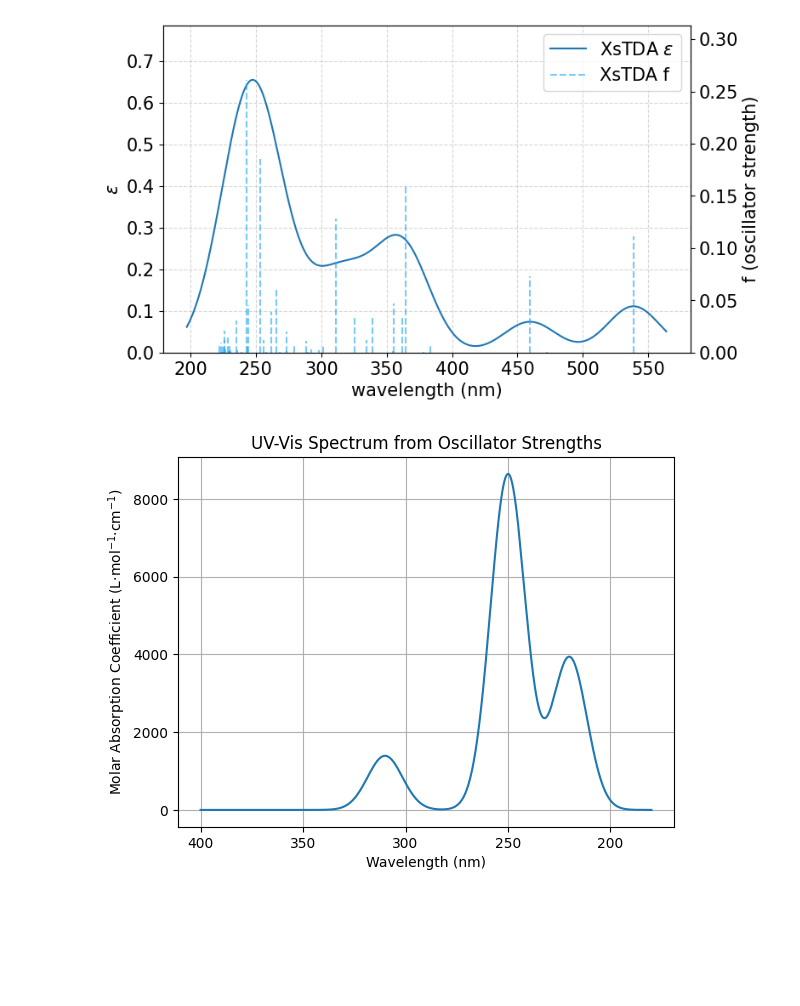
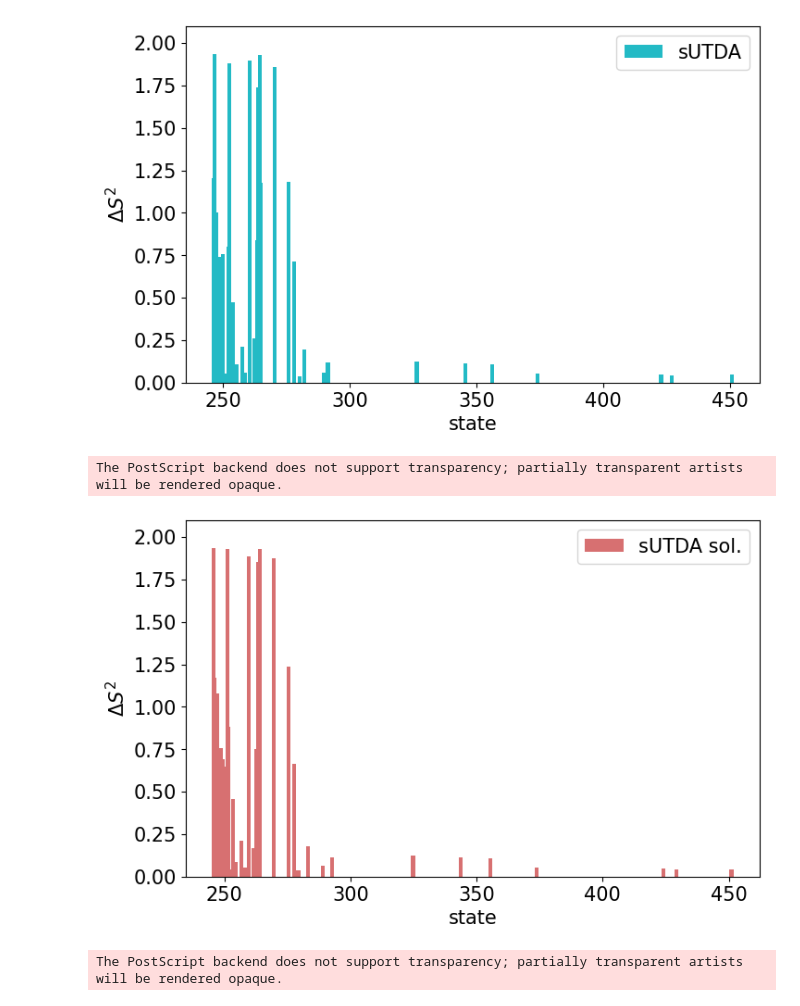
Before and after one commit to Quantum-Chemistry-Group-BNU/XTDDFT, a Jupyter notebook: sTDA/plot.ipynb, the cells around one changed output. Cells and saved outputs as stored; diff of their text form; code cells hidden in the pictures; blank space fills up the shorter version.

```diff
--- a/sTDA/plot.ipynb
+++ b/sTDA/plot.ipynb
@@ -5,4 +5,7 @@ from scipy import interpolate
 from matplotlib import pyplot as plt
 from matplotlib import rcParams
 from utils import unit
+file = './result/'
+# mol = 'ttm3ncz/'
+mol = 'ttm/'
 # %%
@@ -178,41 +203,36 @@ def UVvis_onemethod(*args, label):
-# %%
-# in .csv file, first column is wavelength (unit is Angstrom), second column oscillator strength in length form
-# if first column is energy (unit is eV), use `unit.eVxnm` transform to wavelength. Also energy unit is Hartree can use `unit.ha2eV` transform to eV then transform to wavelength
-file = './result/czbtm/'
-mol = ''
-solvent = 'cyclohexane-'
-Xs = pd.read_csv(file+mol+solvent+'XsTDA.csv', sep='[,\s]+', header=None, engine='python').to_numpy()
-e1 = Xs[:,0]
-os1 = Xs[:,1]
-UVvis_onemethod(e1, os1, label=['XsTDA'])
-# %% [output]
-[figure, removed]
-# %%
-# chatgpt general
-import numpy as np
-import matplotlib.pyplot as plt
-
-def gaussian(x, mu, fwhm):
-    sigma = fwhm / (2*np.sqrt(2*np.log(2)))
-    return np.exp(-((x - mu)**2) / (2 * sigma**2))
-
-# 示例激发数据
-lambda_i = np.array([220, 250, 310])  # nm
-f_i = np.array([0.2, 0.5, 0.1])       # oscillator strengths
-
-# 波长范围
-wavelengths = np.linspace(180, 400, 2000)
-epsilon = np.zeros_like(wavelengths)
-
-for lam, f in zip(lambda_i, f_i):
-    epsilon += 4.318e6 * f / lam * gaussian(wavelengths, lam, fwhm=20)
-
-plt.plot(wavelengths, epsilon)
-plt.xlabel("Wavelength (nm)")
-plt.ylabel("Molar Absorption Coefficient (L·mol$^{-1}$·cm$^{-1}$)")
-plt.title("UV-Vis Spectrum from Oscillator Strengths")
-plt.grid(True)
-plt.gca().invert_xaxis()  # UV-Vis 光谱常以波长从小到大画
-# plt.show()
-# %% [output]
-[figure, removed]
+# %%
+def deltaS2(*args, labels, colors, title):
+    fig, ax = plt.subplots(figsize=(8, 5))
+    # for i, c, l in zip(range(len(args)), colors, labels):
+    #     ax.bar(args[2*i], args[2*i+1], width=1.5, label=l, color=c)
+    # ax.scatter(args[0], args[1], label=labels[0], color=colors[0])
+    # ax.plot(args[0], args[1], '.-', label=labels[0], color=colors[0])
+    ax.bar(args[0], args[1], width=1.5, label=labels[0], color=colors[0])
+    # ax.set_xlim(0, len(args[0])+1)
+    ax.set_ylim(0, 2.1)
+    ax.set_xlabel('state', fontsize=15)
+    ax.set_ylabel(r'$\Delta S^2$', fontsize=15)
+    ax.legend(fontsize=15)
+    ax.tick_params(axis="both", which="major", labelsize=15)
+    # lines, labels_all = ax.get_legend_handles_labels()
+    # ax.legend(lines, labels_all,
+    #           loc='lower center',
+    #           bbox_to_anchor=(0.5, 1.02),
+    #           ncol=len(labels),
+    #           fontsize=15,
+    #           handlelength=2,
+    #           columnspacing=1.5)
+    plt.show()
+    fig.savefig(title + '.eps', dpi=600, bbox_inches='tight')
+    fig.savefig(title + '.svg', dpi=600, bbox_inches='tight')
+# %%
+# \delta S^2
+# deltaS2(ds2_0, ds2_3, labels=['sXTDA', 'sUTDA'], colors=[colors[0], colors[3]], title='vacuum-sTDA-ds2')
+# deltaS2(ds2_8, ds2_9, labels=['sXTDA sol.', 'sUTDA sol.'], colors=[colors[8], colors[9]], title='solvent-sTDA-ds2')
+deltaS2(e3, ds2_3, labels=['sUTDA'], colors=[colors[3]], title='vacuum-sTDA-ds2')
+deltaS2(e9, ds2_9, labels=['sUTDA sol.'], colors=[colors[9]], title='solvent-sTDA-ds2')
+# %% [output]
+[figure, added]
+The PostScript backend does not support transparency; partially transparent artists will be rendered opaque.
+[figure, added]
+The PostScript backend does not support transparency; partially transparent artists will be rendered opaque.
```
Also changed, not shown: parts of 5 cells of this notebook, 7 other files.
